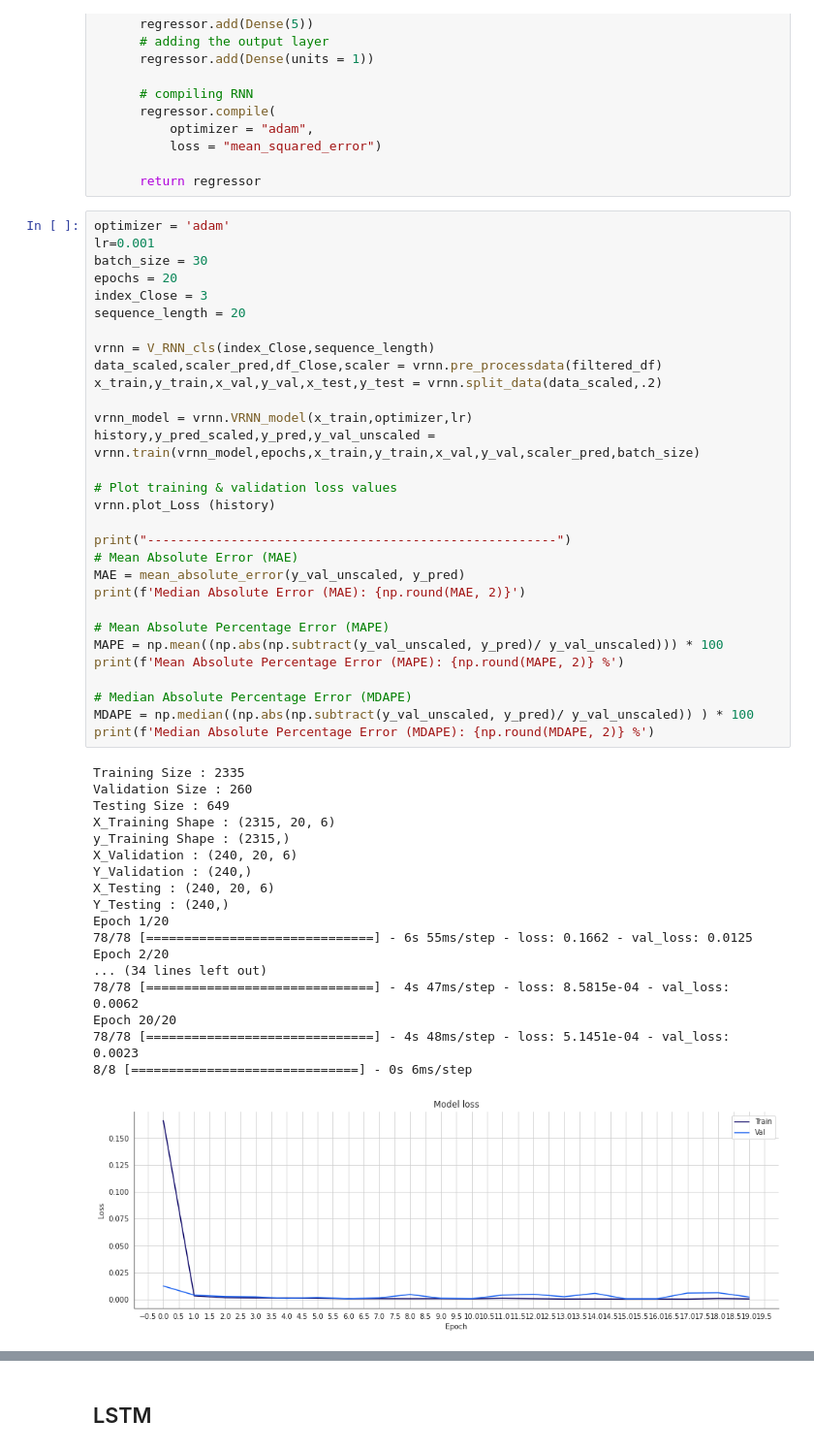
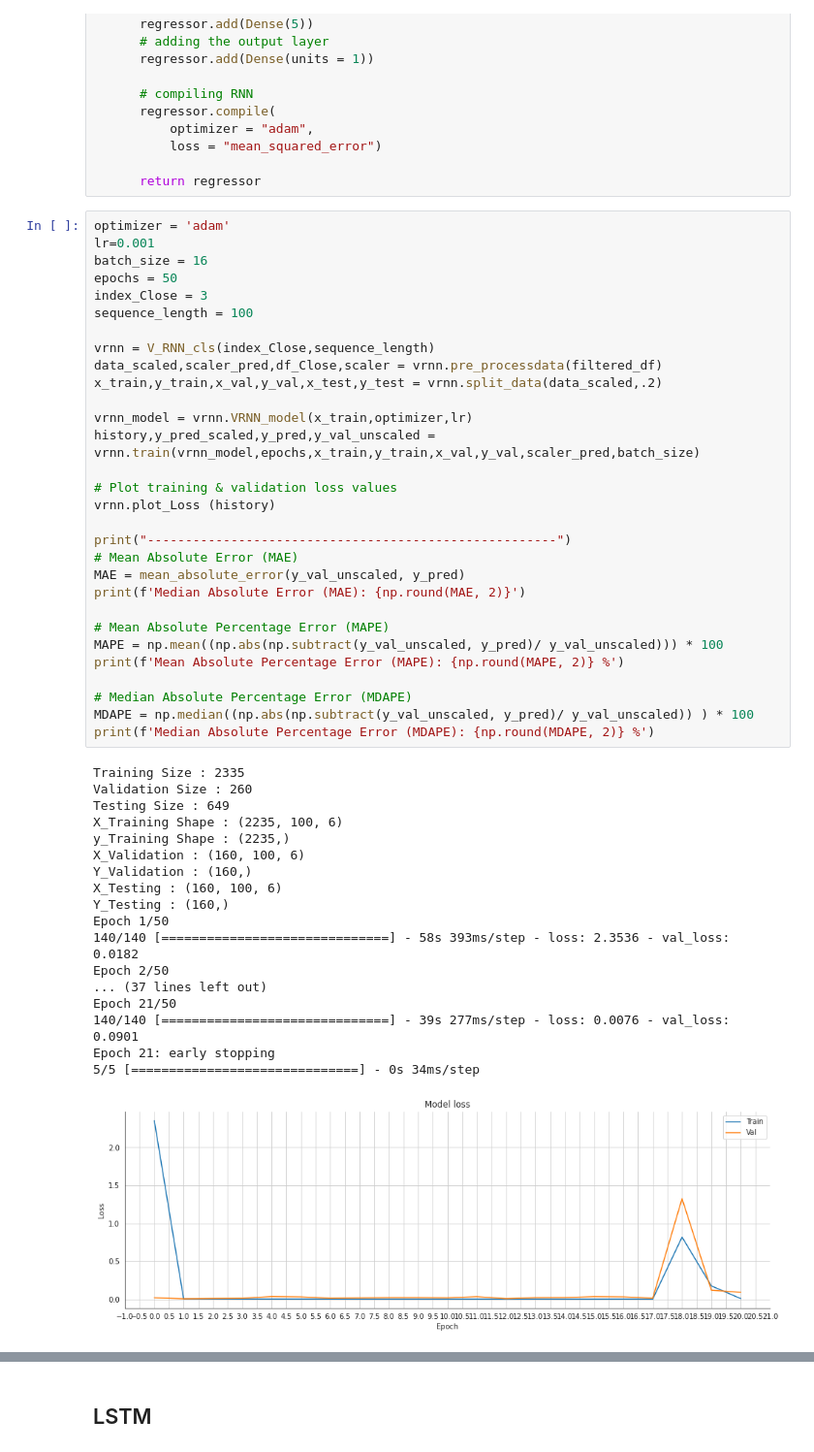
Before and after one commit to Anomaly1702/Ass3_Rnn, a Jupyter notebook: ASS3_RNN.ipynb, the cells around one changed output, grey strips where cells are left out. Shown at 97% size. Cells and saved outputs as stored; diff of their text form.

```diff
--- a/ASS3_RNN.ipynb
+++ b/ASS3_RNN.ipynb
@@ -320,50 +319,50 @@ class V_RNN_cls(Basenet):
 # %%
 optimizer = 'adam'
 lr=0.001
-batch_size = 30
-epochs = 20
+batch_size = 16
+epochs = 50
 index_Close = 3
-sequence_length = 20
+sequence_length = 100
 
 vrnn = V_RNN_cls(index_Close,sequence_length)
 data_scaled,scaler_pred,df_Close,scaler = vrnn.pre_processdata(filtered_df)
 x_train,y_train,x_val,y_val,x_test,y_test = vrnn.split_data(data_scaled,.2)
 
 vrnn_model = vrnn.VRNN_model(x_train,optimizer,lr)
 history,y_pred_scaled,y_pred,y_val_unscaled = vrnn.train(vrnn_model,epochs,x_train,y_train,x_val,y_val,scaler_pred,batch_size)
 
 # Plot training & validation loss values
 vrnn.plot_Loss (history)
 
 print("------------------------------------------------------")
 # Mean Absolute Error (MAE)
 MAE = mean_absolute_error(y_val_unscaled, y_pred)
 print(f'Median Absolute Error (MAE): {np.round(MAE, 2)}')
 
 # Mean Absolute Percentage Error (MAPE)
 MAPE = np.mean((np.abs(np.subtract(y_val_unscaled, y_pred)/ y_val_unscaled))) * 100
 print(f'Mean Absolute Percentage Error (MAPE): {np.round(MAPE, 2)} %')
 
 # Median Absolute Percentage Error (MDAPE)
 MDAPE = np.median((np.abs(np.subtract(y_val_unscaled, y_pred)/ y_val_unscaled)) ) * 100
 print(f'Median Absolute Percentage Error (MDAPE): {np.round(MDAPE, 2)} %')
 # %% [output]
 Training Size : 2335
 Validation Size : 260
 Testing Size : 649
-X_Training Shape : (2315, 20, 6)
-y_Training Shape : (2315,)
-X_Validation : (240, 20, 6)
-Y_Validation : (240,)
-X_Testing : (240, 20, 6)
-Y_Testing : (240,)
-Epoch 1/20
-78/78 [==============================] - 6s 55ms/step - loss: 0.1662 - val_loss: 0.0125
-Epoch 2/20
-... (34 lines left out)
-78/78 [==============================] - 4s 47ms/step - loss: 8.5815e-04 - val_loss: 0.0062
-Epoch 20/20
-78/78 [==============================] - 4s 48ms/step - loss: 5.1451e-04 - val_loss: 0.0023
-8/8 [==============================] - 0s 6ms/step
+X_Training Shape : (2235, 100, 6)
+y_Training Shape : (2235,)
+X_Validation : (160, 100, 6)
+Y_Validation : (160,)
+X_Testing : (160, 100, 6)
+Y_Testing : (160,)
+Epoch 1/50
+140/140 [==============================] - 58s 393ms/step - loss: 2.3536 - val_loss: 0.0182
+Epoch 2/50
+... (37 lines left out)
+Epoch 21/50
+140/140 [==============================] - 39s 277ms/step - loss: 0.0076 - val_loss: 0.0901
+Epoch 21: early stopping
+5/5 [==============================] - 0s 34ms/step
-[figure, old version]
+[figure, new version]
 ------------------------------------------------------
```
Also changed, not shown: parts of 18 cells of this notebook.
